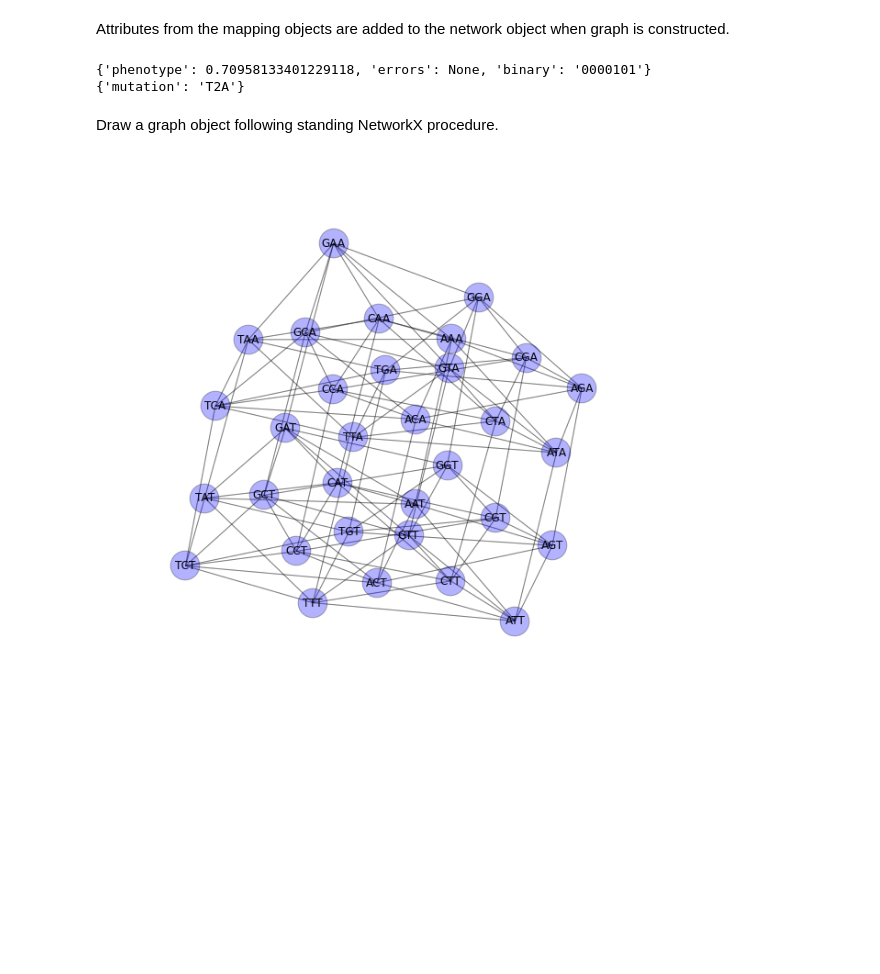
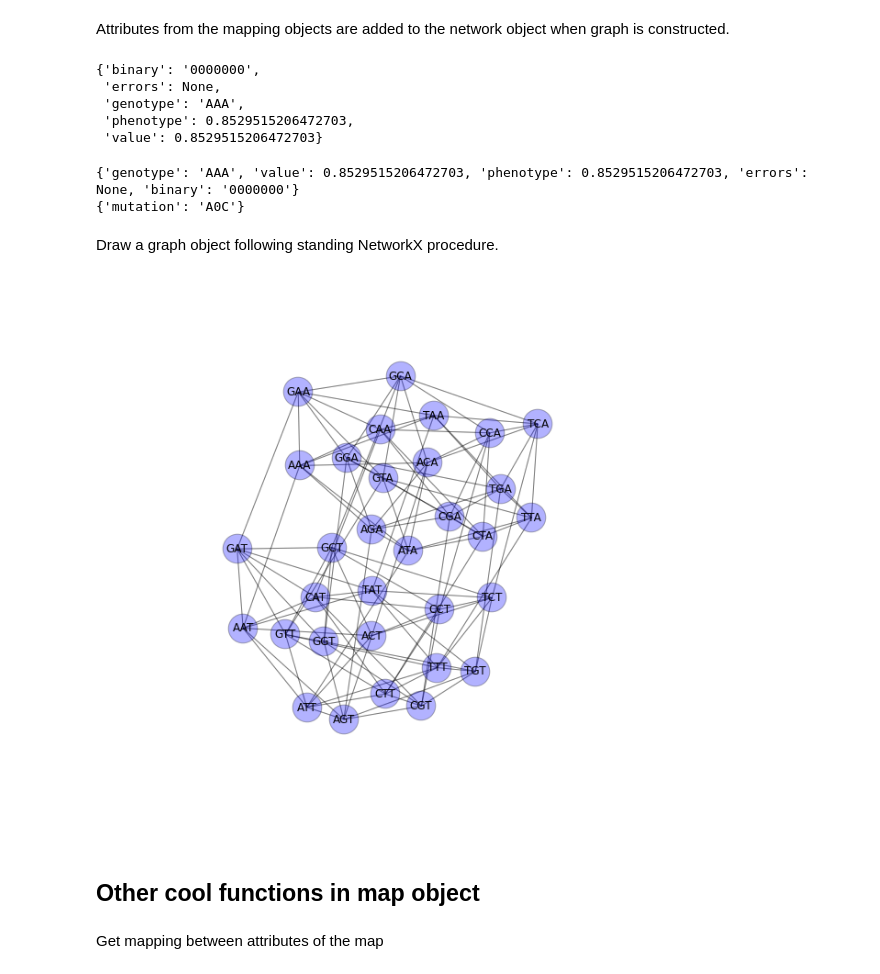
Before and after one commit to harmslab/gpmap, a Jupyter notebook: examples/Introduction to Genotype-Phenotype Map Module.ipynb, the cells around one changed output. Cells and saved outputs as stored; diff of their text form; code cells hidden in the pictures; blank space fills up the shorter version.

Commit message:
add nested attribute search

```diff
--- a/examples/Introduction to Genotype-Phenotype Map Module.ipynb
+++ b/examples/Introduction to Genotype-Phenotype Map Module.ipynb
@@ -16,7 +16,7 @@ from seqspace.utils import encode_mutations, construct_genotypes, DNA
 Let's define and arbitrary space. Everything in the cell below will typically be given to you by the experimental data.
 # %%
 # Wildtype sequence
-wt = "AAAAAAAA"
+wt = "AAA"
 
 # Micro-managing here, stating explicitly what substitutions are possible at each site.
 # See documentation for more detail.
@@ -71,24 +71,39 @@ gpm.Graph
 <seqspace.graph.Graph at 0x...>
 # %% [markdown]
 Attributes from the mapping objects are added to the network object when graph is constructed.
+# %%
+gpm.Graph.node[0]
+# %% [output]
+{'binary': '0000000',
+ 'errors': None,
+ 'genotype': 'AAA',
+ 'phenotype': 0.8529515206472703,
+ 'value': 0.8529515206472703}
 # %%
-print(gpm.Graph.node["AGT"])
-print(gpm.Graph.edge["AGT"]["AGA"])
+print(gpm.Graph.node[0])
+print(gpm.Graph.edge[0][1])
 # %% [output]
-{'phenotype': 0.70958133401229118, 'errors': None, 'binary': '0000101'}
-{'mutation': 'T2A'}
+{'genotype': 'AAA', 'value': 0.8529515206472703, 'phenotype': 0.8529515206472703, 'errors': None, 'binary': '0000000'}
+{'mutation': 'A0C'}
 # %% [markdown]
 Draw a graph object following standing NetworkX procedure.
 # %%
 plt.figure(figsize=[8,8])
 
+# Construct label dict
+labels = dict([(i,gpm.Graph.node[i]["genotype"]) for i in range(len(gpm.Graph.nodes()))])
 draw(gpm.Graph,
     with_labels=True, # add sequence labels
     node_color='b',   # color nodes blue
+    labels = labels,
     pos=spring_layout(gpm.Graph), # spring loaded layout of nodes
     node_size=1000, # make node sizes bigger from default
     arrows=False,   # remove arrows from DiGraph
     alpha = 0.3     # lighten opacity of nodes
 )
 # %% [output]
-[figure, old version]
+[figure, new version]
+# %% [markdown]
+## Other cool functions in map object
+# %% [markdown]
+Get mapping between attributes of the map
```
Also changed, not shown: parts of 1 cell of this notebook, 1 other file.
